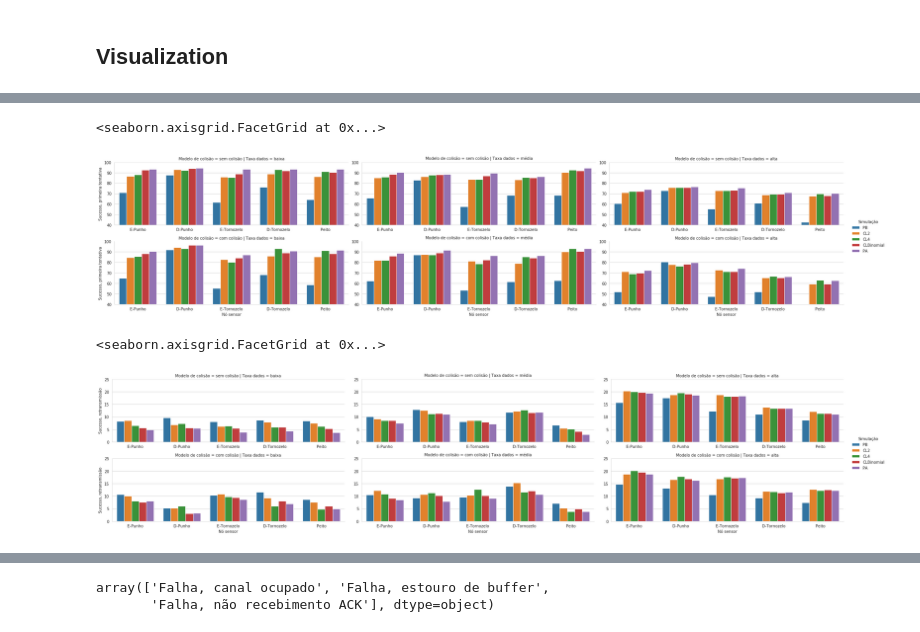
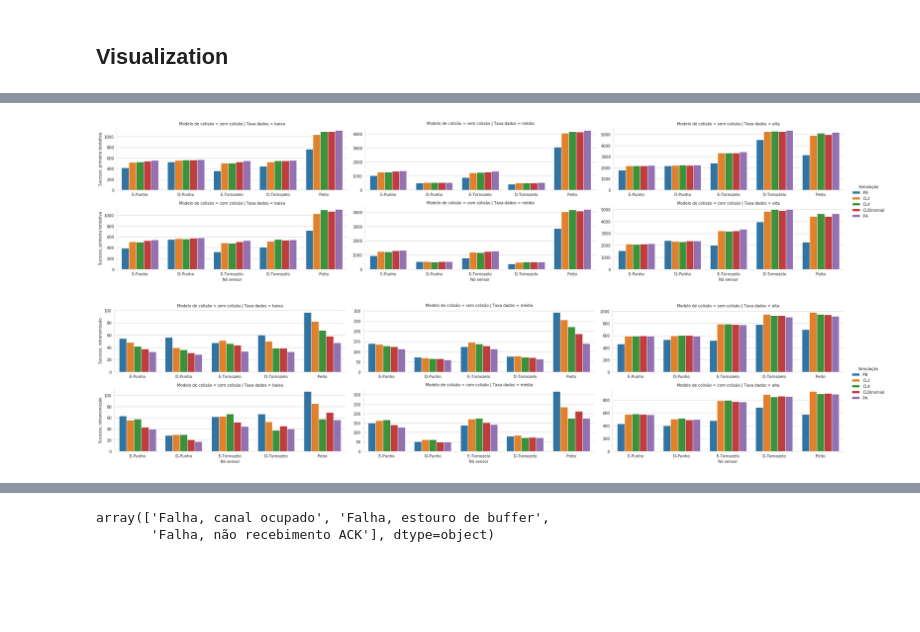
Before and after one commit to GiliardGodoi/LeCAD-Castalia-Simulations, a Jupyter notebook: Castalia-K/notebooks/Packet_Breakdown.ipynb, the cells around one changed output, grey strips where cells are left out. Drawn from its saved outputs; the diff is of its cells as text; code cells hidden in the pictures; blank space fills up the shorter version.

```diff
--- a/Castalia-K/notebooks/Packet_Breakdown.ipynb
+++ b/Castalia-K/notebooks/Packet_Breakdown.ipynb
@@ -88,7 +88,7 @@ numericColumns = [
 ]
 
 df_data[numericColumns] = df_data[numericColumns].astype('float')
-df_data[numericColumns] *= 100
+# df_data[numericColumns] *= 100
 # %%
 nodes_PTbr = {
         'node=1': 'E-Punho',
@@ -264,18 +263,18 @@ chart_options = dict(data=df_data,
                 sharey=False
                 )
 # %%
+chart_options.update({'y' : 'Sucesso, primeira tentativa'})
+
 ax = sns.catplot(**chart_options)
 
-ax.set(ylim=(40,100))
+# ax.set(ylim=(40,100))
 # %% [output]
-<seaborn.axisgrid.FacetGrid at 0x...>
-[figure, old version]
+[figure, new version]
 # %%
 chart_options.update({'y' : 'Sucesso, retransmissão'})
 
 ax = sns.catplot(**chart_options)
 
-ax.set(ylim=(0,25))
+# ax.set(ylim=(0,25))
 # %% [output]
-<seaborn.axisgrid.FacetGrid at 0x...>
-[figure, old version]
+[figure, new version]
```
Also changed, not shown: parts of 74 cells of this notebook, 4 other files.
